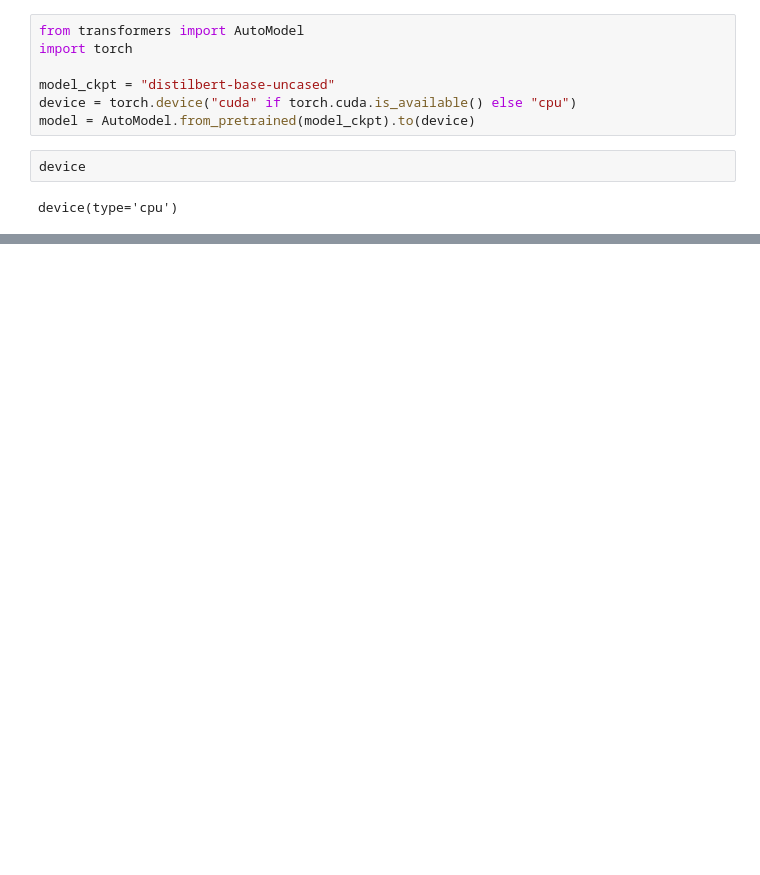
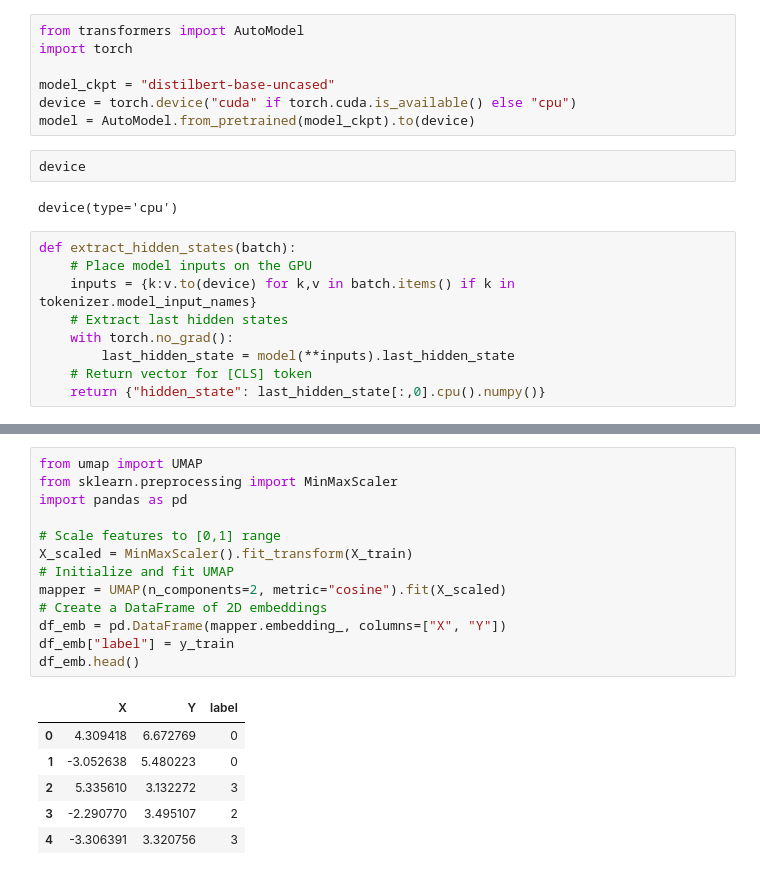
Before and after one commit to KashishChanana/Transformers, a Jupyter notebook: text_classification/Emotions.ipynb, the cells around one changed output, grey strips where cells are left out. Saved outputs shown, nothing was run; the diff lists cells and outputs as text; blank space fills up the shorter version.

```diff
--- a/text_classification/Emotions.ipynb
+++ b/text_classification/Emotions.ipynb
@@ -175,3 +188,12 @@ model = AutoModel.from_pretrained(model_ckpt).to(device)
 device
 # %% [output]
 device(type='cpu')
+# %%
+def extract_hidden_states(batch):
+    # Place model inputs on the GPU
+    inputs = {k:v.to(device) for k,v in batch.items() if k in tokenizer.model_input_names}
+    # Extract last hidden states
+    with torch.no_grad():
+        last_hidden_state = model(**inputs).last_hidden_state
+    # Return vector for [CLS] token
+    return {"hidden_state": last_hidden_state[:,0].cpu().numpy()}
@@ -177,0 +261,20 @@ device(type='cpu')
+# %%
+from umap import UMAP
+from sklearn.preprocessing import MinMaxScaler
+import pandas as pd
+
+# Scale features to [0,1] range
+X_scaled = MinMaxScaler().fit_transform(X_train)
+# Initialize and fit UMAP
+mapper = UMAP(n_components=2, metric="cosine").fit(X_scaled)
+# Create a DataFrame of 2D embeddings
+df_emb = pd.DataFrame(mapper.embedding_, columns=["X", "Y"])
+df_emb["label"] = y_train
+df_emb.head()
+# %% [output]
+|  | X | Y | label |
+| 0 | 4.309418 | 6.672769 | 0 |
+| 1 | -3.052638 | 5.480223 | 0 |
+| 2 | 5.335610 | 3.132272 | 3 |
+| 3 | -2.290770 | 3.495107 | 2 |
+| 4 | -3.306391 | 3.320756 | 3 |
```
Also changed, not shown: parts of 24 cells of this notebook.
